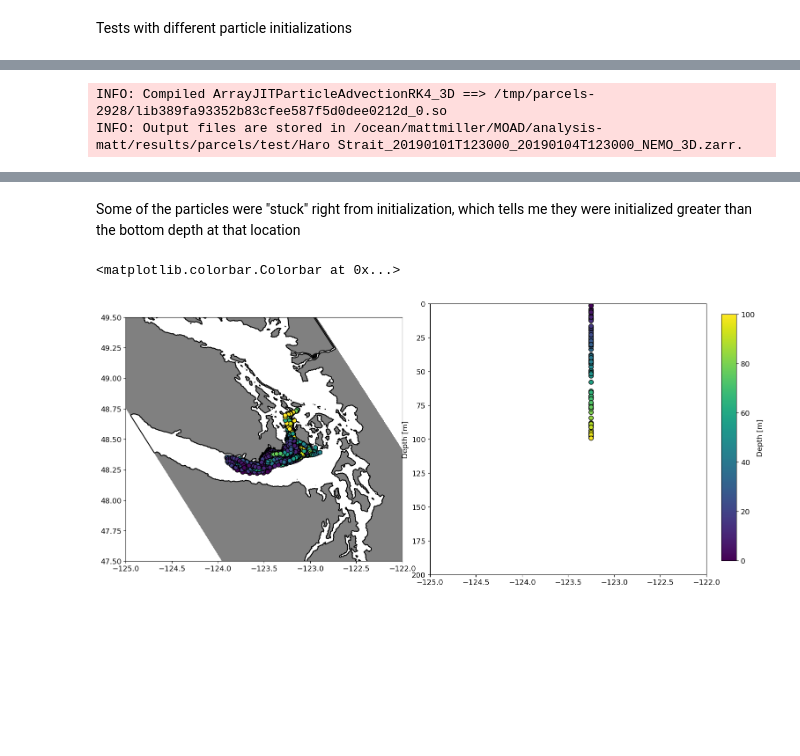
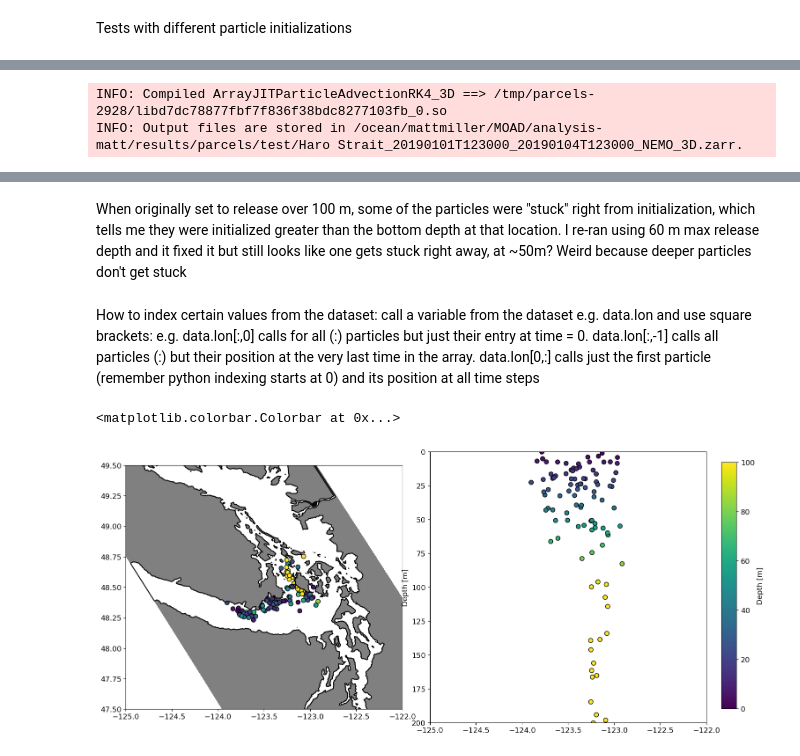
Before and after one commit to SalishSeaCast/analysis-matt, a Jupyter notebook: notebooks/ParcelsTest.ipynb, the cells around one changed output, grey strips where cells are left out. Drawn from its saved outputs; the diff is of its cells as text; code cells hidden in the pictures; blank space fills up the shorter version.

```diff
--- a/notebooks/ParcelsTest.ipynb
+++ b/notebooks/ParcelsTest.ipynb
@@ -365,6 +368,6 @@ fieldset = fieldset_from_nemo(daterange, paths['coords'])
 # %%
-# Execute NEMO-only, 3D run, release randomly dispersed over 100 m depth
-pset = ParticleSet.from_list(fieldset, JITParticle, lon=lons, lat=lats, depth=np.random.random_sample(n)*(100), time=np.repeat(start, n))
+# Execute NEMO-only, 3D run, release randomly dispersed over 60 m depth - originally tried 100 m and this location is apparently shallower so a bunch of particles immediately were stuck
+pset = ParticleSet.from_list(fieldset, JITParticle, lon=lons, lat=lats, depth=np.random.random_sample(n)*(60), time=np.repeat(start, n))
 kernel = AdvectionRK4_3D
 output_file = pset.ParticleFile(name=prefix + '_NEMO_3D.zarr', outputdt=timedelta(hours=1))
 pset.execute(
@@ -372,7 +375,7 @@ pset.execute(
     recovery={ErrorCode.ErrorOutOfBounds: DeleteParticle},
 )
 # %% [output]
-INFO: Compiled ArrayJITParticleAdvectionRK4_3D ==> /tmp/parcels-2928/lib389fa93352b83cfee587f5d0dee0212d_0.so
+INFO: Compiled ArrayJITParticleAdvectionRK4_3D ==> /tmp/parcels-2928/libd7dc78877fbf7f836f38bdc8277103fb_0.so
 INFO: Output files are stored in /ocean/mattmiller/MOAD/analysis-matt/results/parcels/test/Haro Strait_20190101T123000_20190104T123000_NEMO_3D.zarr.
 # %%
 %%capture
@@ -425,26 +428,28 @@ HTML(anim.to_html5_video())
 # %% [output]
 [interactive output not drawn]
 # %% [markdown]
-Some of the particles were "stuck" right from initialization, which tells me they were initialized greater than the bottom depth at that location
+When originally set to release over 100 m, some of the particles were "stuck" right from initialization, which tells me they were initialized greater than the bottom depth at that location. I re-ran using 60 m max release depth and it fixed it but still looks like one gets stuck right away, at ~50m? Weird because deeper particles don't get stuck
+# %% [markdown]
+How to index certain values from the dataset: call a variable from the dataset e.g. data.lon and use square brackets: e.g. data.lon[:,0] calls for all (:) particles but just their entry at time = 0. data.lon[:,-1] calls all particles (:) but their position at the very last time in the array. data.lon[0,:] calls just the first particle (remember python indexing starts at 0) and its position at all time steps
 # %%
 # Make initial figure
 fig, axs = plt.subplots(1, 2, figsize=(17, 8), gridspec_kw={'wspace': 0.1})
 cax = fig.add_axes([0.92, 0.15, 0.02, 0.7]) # do I need this in this side by side?
-l0 = axs[0].scatter([data.lon], [data.lat], s=50, c=[data.z], vmin=0, vmax=100, edgecolor='k')
-l1 = axs[1].scatter([data.lon[:,0]], [data.z[:,0]], s=50, c=[data.z[:,0]], vmin=0, vmax=100, edgecolor='k')
+l0 = axs[0].scatter([data.lon[:,-1]], [data.lat[:,-1]], s=50, c=[data.z[:,-1]], vmin=0, vmax=100, edgecolor='k')
+l1 = axs[1].scatter([data.lon[:,-1]], [data.z[:,-1]], s=50, c=[data.z[:,-1]], vmin=0, vmax=100, edgecolor='k')
 t0 = axs[0].text(0.02, 0.02, '', transform=axs[0].transAxes)
 t1 = axs[1].text(0.02, 0.02, '', transform=axs[1].transAxes)
 data = xr.open_dataset(prefix + '_NEMO_3D.zarr') # This line opens the dataset of the particles, so you don't have to run the
 # particle simulation every time you come back to this notebook to play around with it, as long as you want to keep the particles the same
 axs[0].contourf(gridlon, gridlat, tmask, levels=[-0.01, 0.01], colors='gray')
 axs[0].contour(gridlon, gridlat, tmask, levels=[-0.01, 0.01], colors='k')
 axs[0].set_xlim([-125, -122])
 axs[1].set_xlim([-125, -122])
 axs[0].set_ylim([47.5, 49.5])
 axs[1].set_ylim([200, 0])
 axs[1].set_ylabel('Depth [m]')
 axs[0].set_aspect(1/np.sin(np.deg2rad(49)))
 fig.colorbar(l1, cax=cax, label='Depth [m]')
 # %% [output]
 <matplotlib.colorbar.Colorbar at 0x...>
-[figure, old version]
+[figure, new version]
```
Also changed, not shown: parts of 3 cells of this notebook.
